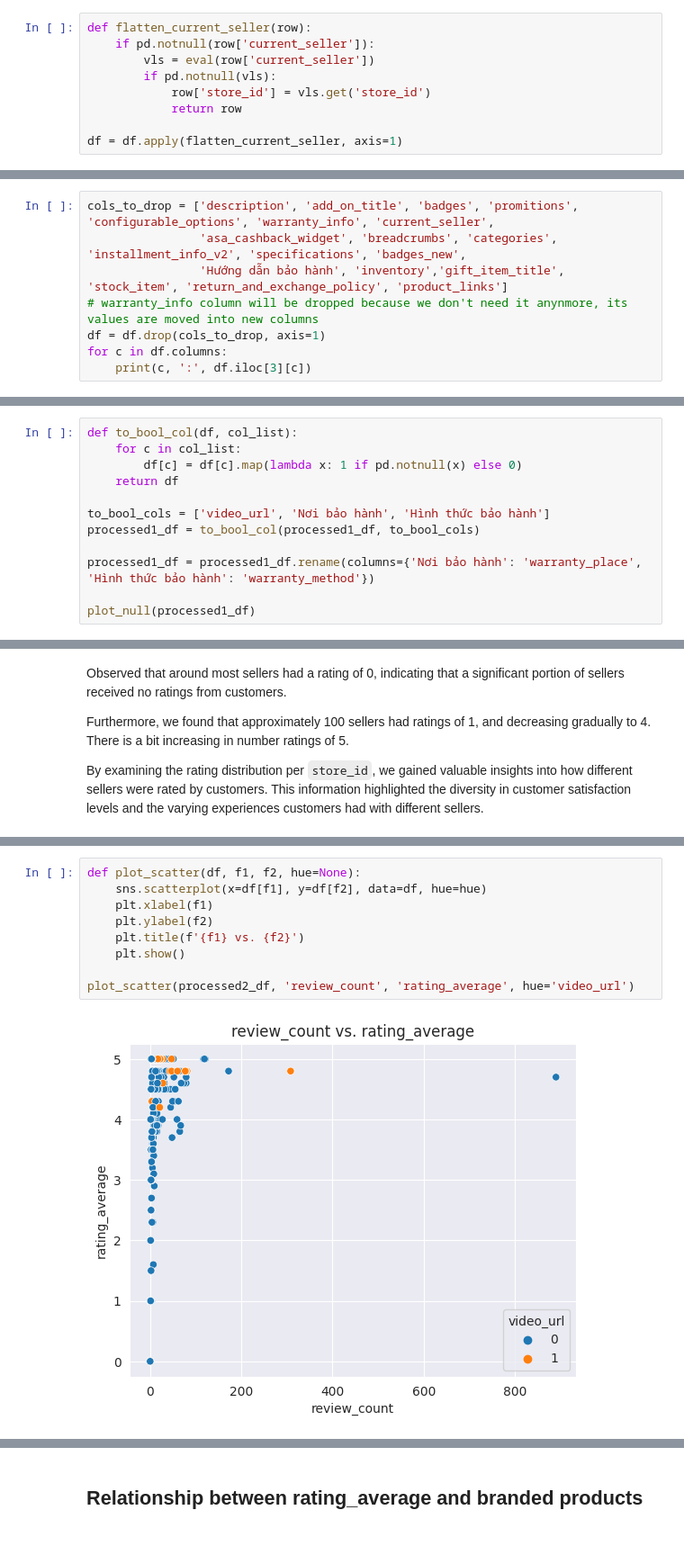
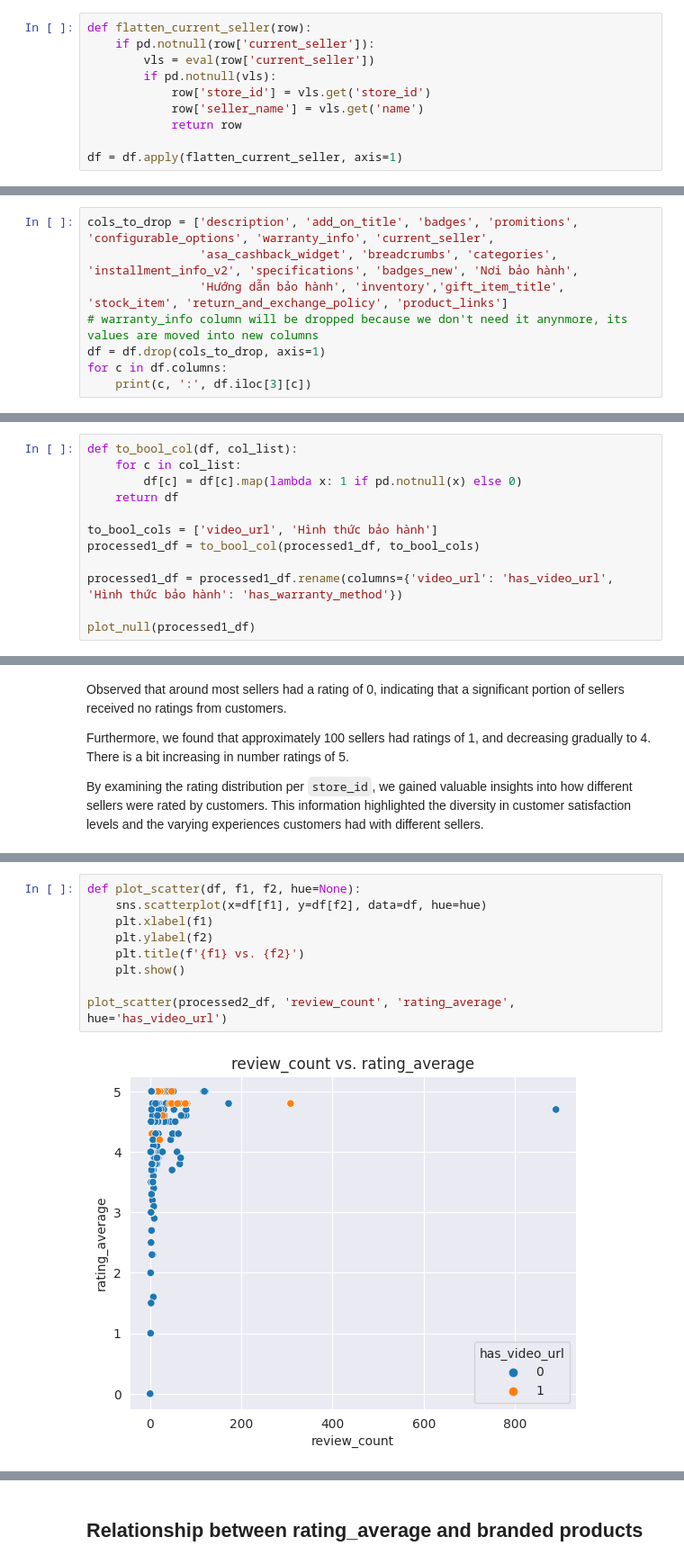
Before and after one commit to thaileqt/asdasdsadasdasdasdasdasdsad, a Jupyter notebook: eda.ipynb, the cells around one changed output, grey strips where cells are left out. Shown at 90% size. Drawn from its saved outputs; the diff is of its cells as text.

```diff
--- a/eda.ipynb
+++ b/eda.ipynb
@@ -124,6 +138,7 @@ def flatten_current_seller(row):
         vls = eval(row['current_seller'])
         if pd.notnull(vls):
             row['store_id'] = vls.get('store_id')
+            row['seller_name'] = vls.get('name')
             return row
 
 df = df.apply(flatten_current_seller, axis=1)
@@ -132,6 +151,6 @@ df = df.apply(flatten_current_seller, axis=1)
 # %%
 cols_to_drop = ['description', 'add_on_title', 'badges', 'promitions', 'configurable_options', 'warranty_info', 'current_seller',
-                'asa_cashback_widget', 'breadcrumbs', 'categories', 'installment_info_v2', 'specifications', 'badges_new',
+                'asa_cashback_widget', 'breadcrumbs', 'categories', 'installment_info_v2', 'specifications', 'badges_new', 'Nơi bảo hành',
                 'Hướng dẫn bảo hành', 'inventory','gift_item_title', 'stock_item', 'return_and_exchange_policy', 'product_links']
 # warranty_info column will be dropped because we don't need it anynmore, its values are moved into new columns
 df = df.drop(cols_to_drop, axis=1)
@@ -290,10 +309,10 @@ def to_bool_col(df, col_list):
         df[c] = df[c].map(lambda x: 1 if pd.notnull(x) else 0)
     return df
 
-to_bool_cols = ['video_url', 'Nơi bảo hành', 'Hình thức bảo hành']
+to_bool_cols = ['video_url', 'Hình thức bảo hành']
 processed1_df = to_bool_col(processed1_df, to_bool_cols)
 
-processed1_df = processed1_df.rename(columns={'Nơi bảo hành': 'warranty_place', 'Hình thức bảo hành': 'warranty_method'})
+processed1_df = processed1_df.rename(columns={'video_url': 'has_video_url', 'Hình thức bảo hành': 'has_warranty_method'})
 
 plot_null(processed1_df)
 # %% [output]
@@ -677,14 +690,14 @@ Let's plot it out!
 # %%
 def plot_scatter(df, f1, f2, hue=None):
     sns.scatterplot(x=df[f1], y=df[f2], data=df, hue=hue)
     plt.xlabel(f1)
     plt.ylabel(f2)
     plt.title(f'{f1} vs. {f2}')
     plt.show()
 
-plot_scatter(processed2_df, 'review_count', 'rating_average', hue='video_url')
+plot_scatter(processed2_df, 'review_count', 'rating_average', hue='has_video_url')
 # %% [output]
-[figure, old version]
+[figure, new version]
 # %% [markdown]
 There is a trend - a positive relationship between the average rating and the review count. We can easily see that the `review_count` increase, the `rating_average` tends to be higher and vice versa.
 
```
Also changed, not shown: parts of 45 cells of this notebook.
